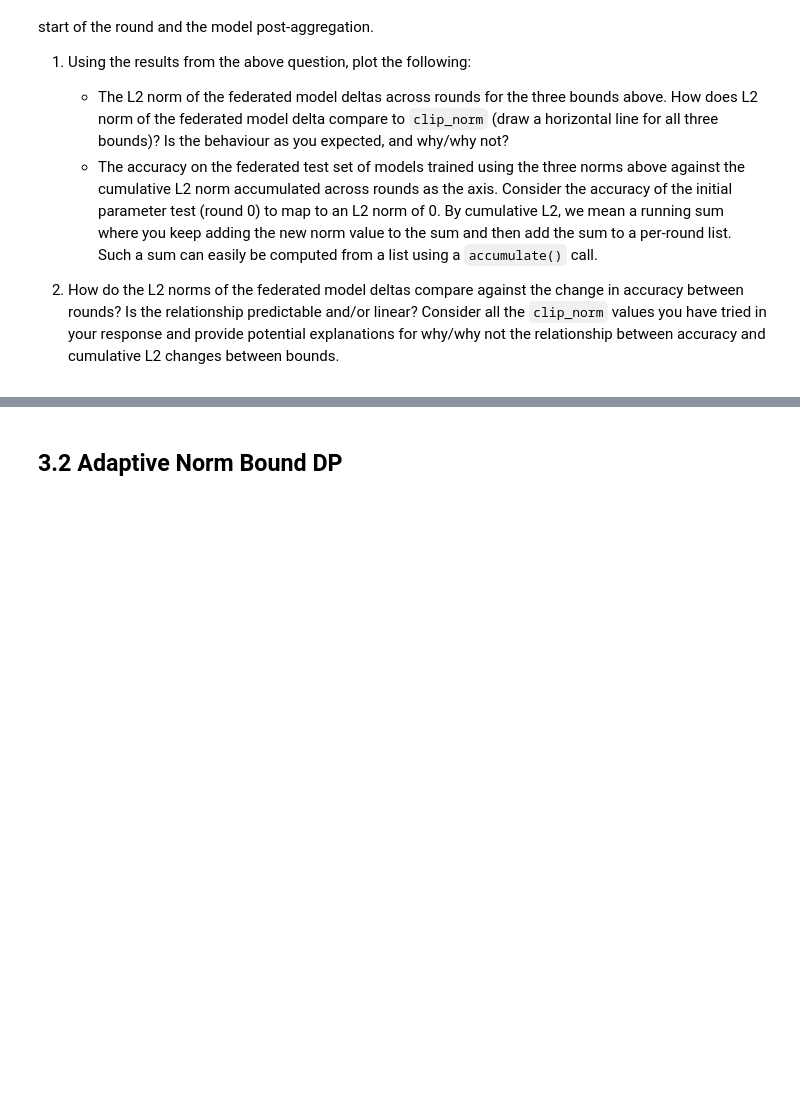
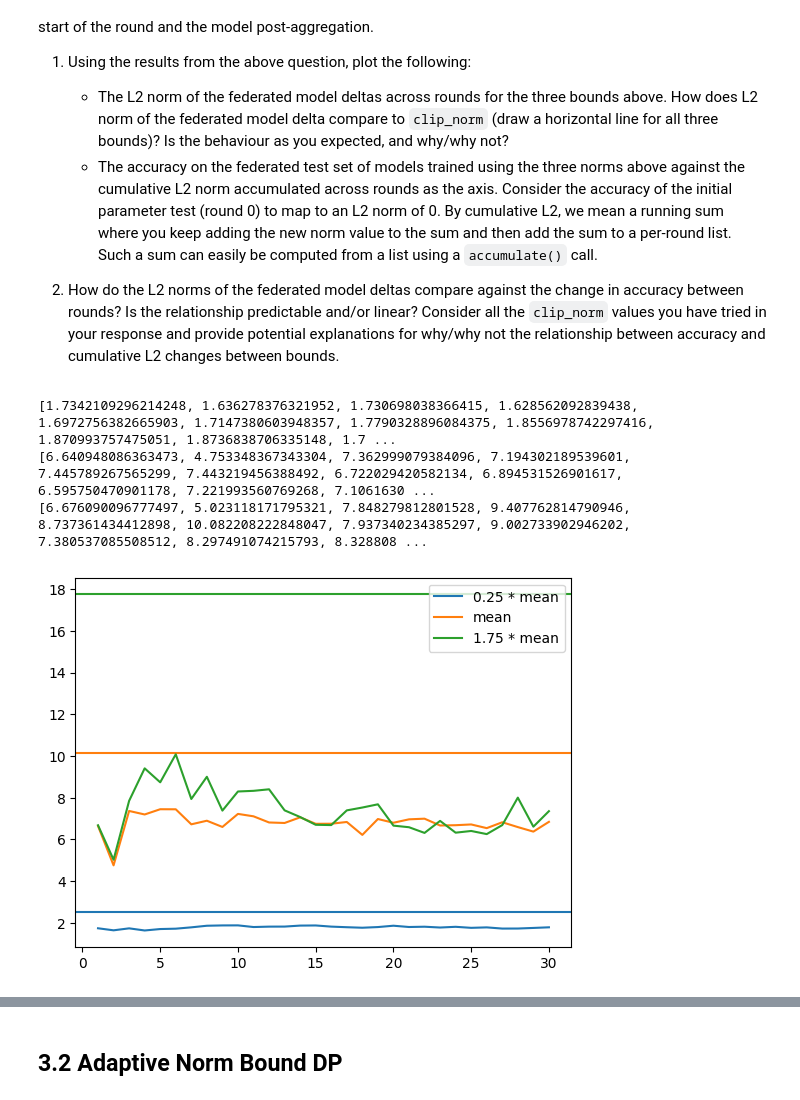
Before and after one commit to satnavpt/L361-Federated-Learning, a Jupyter notebook: L361_Lab_4_Privacy_And_Security_Part_1.ipynb, the cells around one changed output, grey strips where cells are left out. Saved outputs shown, nothing was run; the diff lists cells and outputs as text; code cells hidden in the pictures; blank space fills up the shorter version.

```diff
--- a/L361_Lab_4_Privacy_And_Security_Part_1.ipynb
+++ b/L361_Lab_4_Privacy_And_Security_Part_1.ipynb
@@ -859,12 +916,18 @@ This question extends the one above to investigate the effect that the `clip_nor
 # %%
 for k, v in clip_norm_results.items():
   p,h = v
   rounds = range(1, 31)
-  norms = [n for r, n in h.metrics_distributed_fit["agg_delta"]]
+  norms = [n for r, n in h.metrics_distributed_fit["agg_norm"]]
+  # print(norms)
   line, = plt.plot(rounds, norms, label=clip_norm_experiment_labels[k])
   plt.axhline(float(k), color=line.get_color())
 plt.legend()
 plt.show()
+# %% [output]
+[1.7342109296214248, 1.636278376321952, 1.730698038366415, 1.628562092839438, 1.6972756382665903, 1.7147380603948357, 1.7790328896084375, 1.8556978742297416, 1.870993757475051, 1.8736838706335148, 1.7 ...
+[6.640948086363473, 4.753348367343304, 7.362999079384096, 7.194302189539601, 7.445789267565299, 7.443219456388492, 6.722029420582134, 6.894531526901617, 6.595750470901178, 7.221993560769268, 7.1061630 ...
+[6.676090096777497, 5.023118171795321, 7.848279812801528, 9.407762814790946, 8.737361434412898, 10.082208222848047, 7.937340234385297, 9.002733902946202, 7.380537085508512, 8.297491074215793, 8.328808 ...
+[figure, added]
 # %%
 clip_norm_experiment_labels = {str(0.25 * mean): "0.25 * mean", str(mean): "mean", str(1.75 * mean): "1.75 * mean"}
 for k, v in clip_norm_results.items():
```
Also changed, not shown: parts of 28 cells of this notebook.
